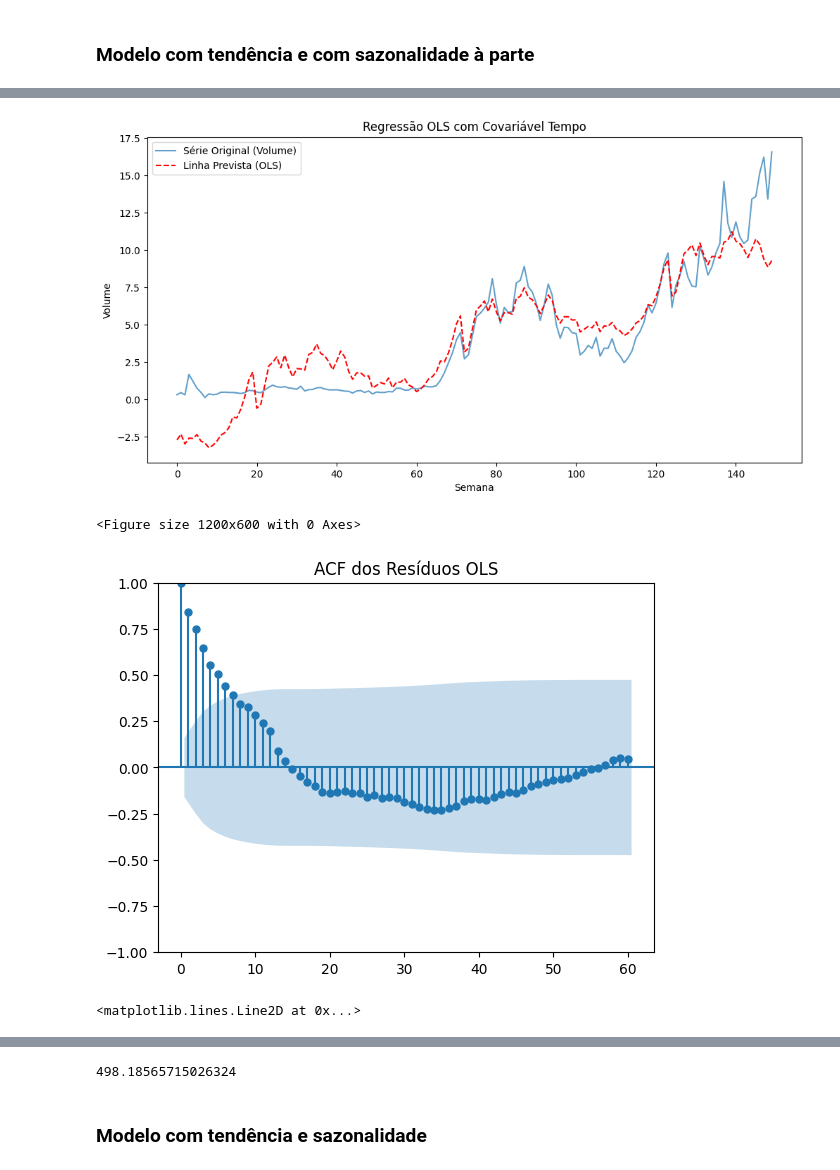
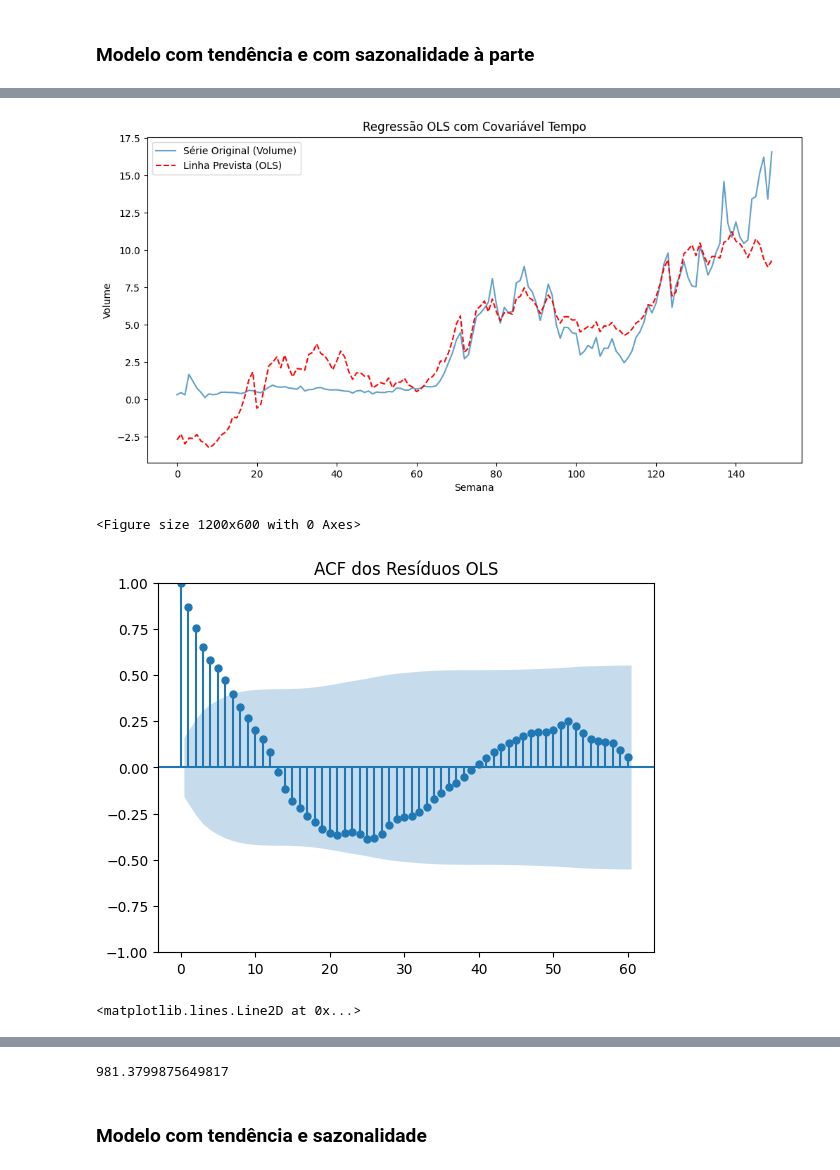
Before and after one commit to PedroPHC25/Time-Series-A1, a Jupyter notebook: pedro/pedro.ipynb, the cells around one changed output, grey strips where cells are left out. Saved outputs shown, nothing was run; the diff lists cells and outputs as text; code cells hidden in the pictures.

```diff
--- a/pedro/pedro.ipynb
+++ b/pedro/pedro.ipynb
@@ -6,7 +6,7 @@ import matplotlib.pyplot as plt
 from statsmodels.graphics.tsaplots import plot_acf
 import numpy as np
 # %%
-data = pd.read_csv("data.csv")
+data = pd.read_csv("../data.csv")
 data["week"] = pd.to_datetime(data["week"])
 # %%
 data
@@ -69,28 +69,28 @@ time_covariate = np.arange(len(data_series))
 X = sm.add_constant(time_covariate)
 y = data_series - decomposition.seasonal
 
-ols_model = sm.OLS(y, X).fit()
+ols_model_1 = sm.OLS(y, X).fit()
 
-print(ols_model.summary())
+print(ols_model_1.summary())
 
 plt.figure(figsize=(12, 6))
 plt.plot(data.index, data['volume'], label='Série Original (Volume)', alpha=0.7)
-plt.plot(data.index, ols_model.predict(X) + decomposition.seasonal, color='red', linestyle='--', label='Linha Prevista (OLS)')
+plt.plot(data.index, ols_model_1.predict(X) + decomposition.seasonal, color='red', linestyle='--', label='Linha Prevista (OLS)')
 plt.title('Regressão OLS com Covariável Tempo')
 plt.xlabel('Semana')
 plt.ylabel('Volume')
 plt.legend()
 plt.show()
 
-residuals = ols_model.resid
+residuals_1 = y - ols_model_1.predict(X) - decomposition.seasonal
 plt.figure(figsize=(12, 6))
-plot_acf(residuals, lags=60)
+plot_acf(residuals_1, lags=60)
 plt.title('ACF dos Resíduos OLS')
 plt.show()
 
-plt.scatter(time_covariate, ols_model.resid)
+plt.scatter(time_covariate, ols_model_1.resid)
 plt.xlabel("Time")
-plt.ylabel("Residuals")
+plt.ylabel("residuals_1")
 plt.axhline(0, color = "black")
 # %% [output]
                             OLS Regression Results
@@ -103,14 +103,14 @@ Time:                        19:26:38   Log-Likelihood:                -302.87
 No. Observations:                 150   AIC:                             609.7
 Df Residuals:                     148   BIC:                             615.8
 Df Model:                           1
 Covariance Type:            nonrobust
 ==============================================================================
 ... (9 lines left out)
 ==============================================================================
 
 Notes:
 [1] Standard Errors assume that the covariance matrix of the errors is correctly specified.
 [figure]
 <Figure size 1200x600 with 0 Axes>
-[figure, old version]
+[figure, new version]
 <matplotlib.lines.Line2D at 0x...>
@@ -118,8 +118,8 @@ Notes:
 # %%
-mse = np.sum(ols_model.resid**2)
+mse = np.sum(residuals_1**2)
 print(mse)
 # %% [output]
-498.18565715026324
+981.3799875649817
 # %% [markdown]
 ### Modelo com tendência e sazonalidade
 # %%
```
Also changed, not shown: parts of 10 cells of this notebook, 1 other file.
